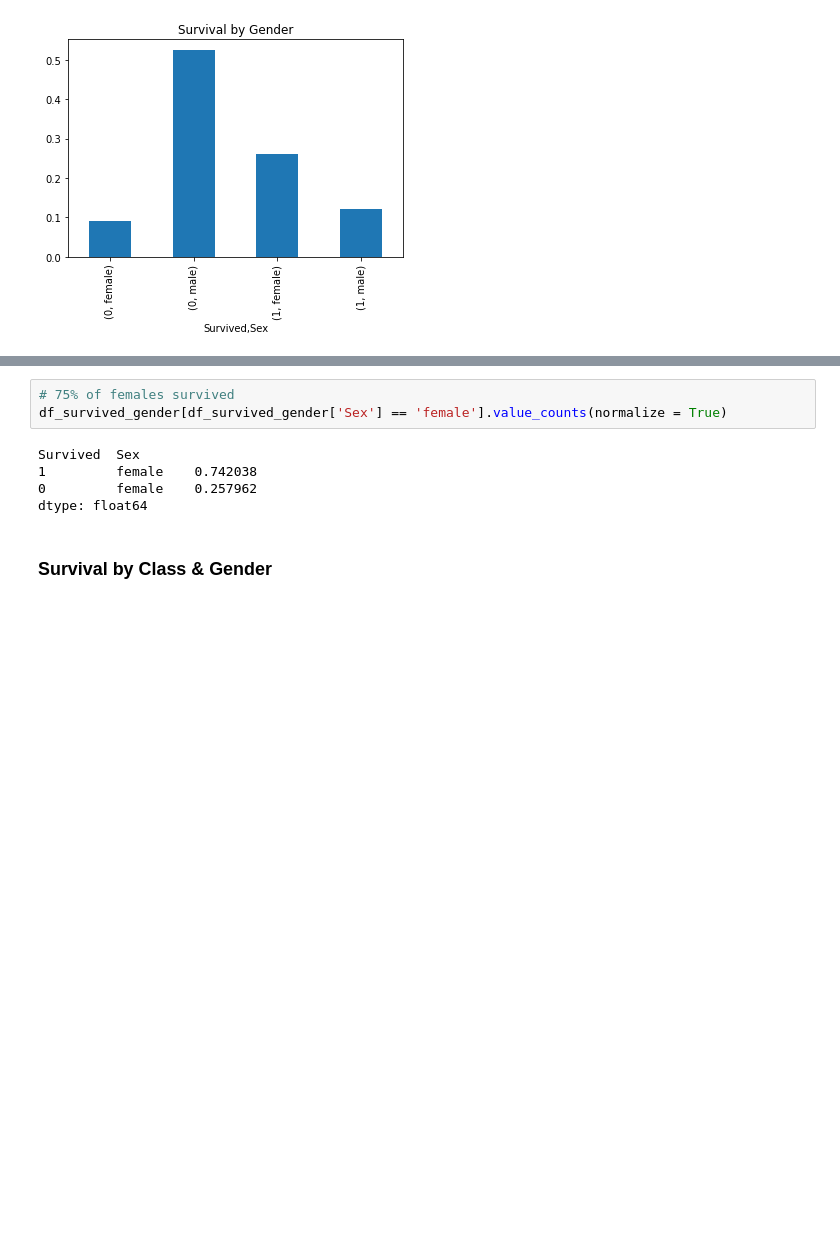
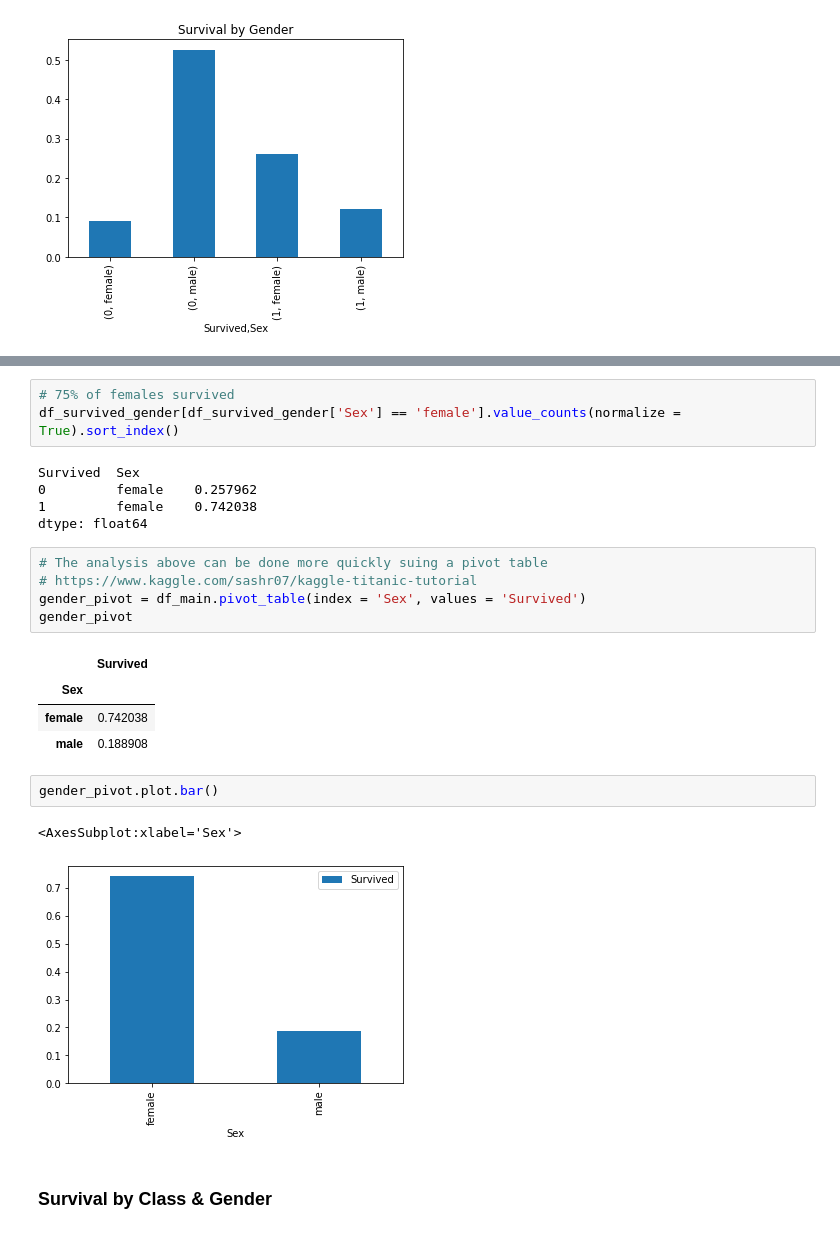
Before and after one commit to AmitSamra/Titanic, a Jupyter notebook: Titanic.ipynb, the cells around one changed output, grey strips where cells are left out. Cells and saved outputs as stored; diff of their text form; blank space fills up the shorter version.

```diff
--- a/Titanic.ipynb
+++ b/Titanic.ipynb
@@ -303,12 +319,27 @@ Survived  Sex
 dtype: float64
 # %%
 # 75% of females survived
-df_survived_gender[df_survived_gender['Sex'] == 'female'].value_counts(normalize = True)
+df_survived_gender[df_survived_gender['Sex'] == 'female'].value_counts(normalize = True).sort_index()
 # %% [output]
 Survived  Sex
+0         female    0.257962
 1         female    0.742038
-0         female    0.257962
 dtype: float64
+# %%
+# The analysis above can be done more quickly suing a pivot table
+# https://www.kaggle.com/sashr07/kaggle-titanic-tutorial
+gender_pivot = df_main.pivot_table(index = 'Sex', values = 'Survived')
+gender_pivot
+# %% [output]
+|  | Survived |
+| Sex |  |
+| female | 0.742038 |
+| male | 0.188908 |
+# %%
+gender_pivot.plot.bar()
+# %% [output]
+<AxesSubplot:xlabel='Sex'>
+[figure, added]
 # %% [markdown]
 ### Survival by Class & Gender
 # %%
```
Also changed, not shown: parts of 7 cells of this notebook.
